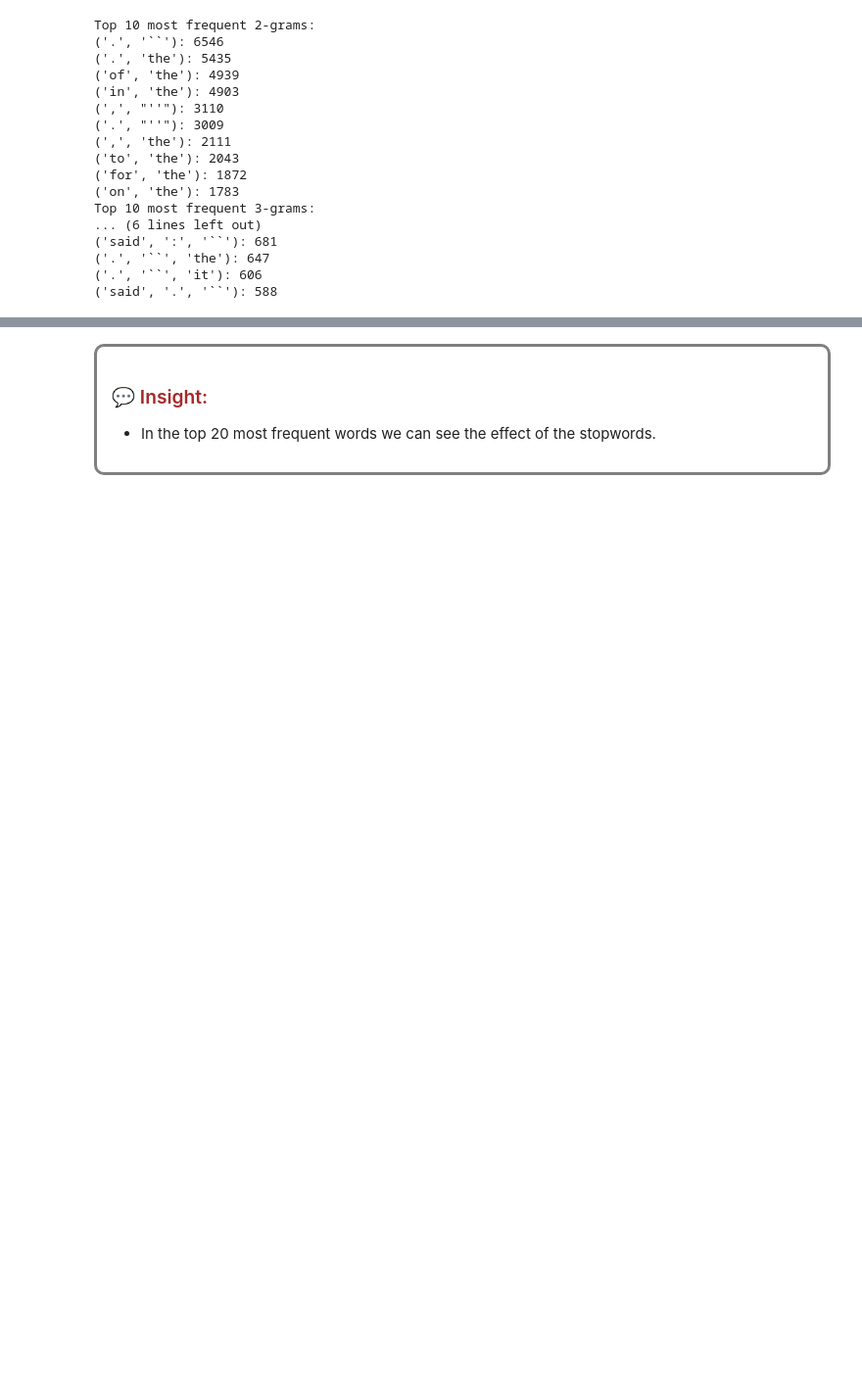
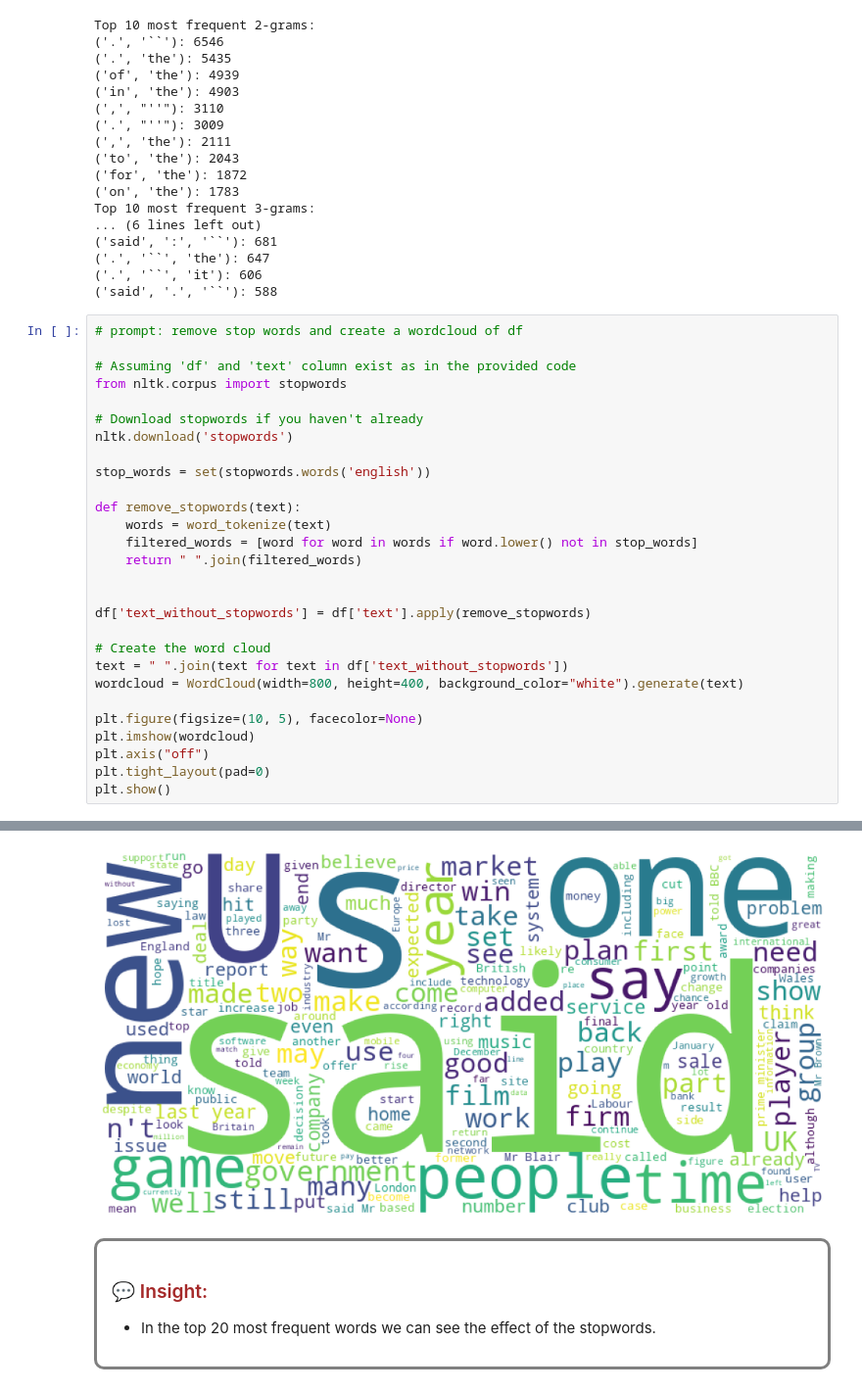
Before and after one commit to pablillo77/nlp_and_deep_learning, a Jupyter notebook: DS_NLP_DeepLearning_Final_Pablo_Giménez.ipynb, the cells around one changed output, grey strips where cells are left out. Shown: that part at 98% size. Saved outputs shown, nothing was run; the diff lists cells and outputs as text; blank space fills up the shorter version.

```diff
--- a/DS_NLP_DeepLearning_Final_Pablo_Giménez.ipynb
+++ b/DS_NLP_DeepLearning_Final_Pablo_Giménez.ipynb
@@ -243,3 +243,32 @@ Top 10 most frequent 3-grams:
 ('.', '``', 'the'): 647
 ('.', '``', 'it'): 606
 ('said', '.', '``'): 588
+# %%
+# prompt: remove stop words and create a wordcloud of df
+
+# Assuming 'df' and 'text' column exist as in the provided code
+from nltk.corpus import stopwords
+
+# Download stopwords if you haven't already
+nltk.download('stopwords')
+
+stop_words = set(stopwords.words('english'))
+
+def remove_stopwords(text):
+    words = word_tokenize(text)
+    filtered_words = [word for word in words if word.lower() not in stop_words]
+    return " ".join(filtered_words)
+
+
+df['text_without_stopwords'] = df['text'].apply(remove_stopwords)
+
+# Create the word cloud
+text = " ".join(text for text in df['text_without_stopwords'])
+wordcloud = WordCloud(width=800, height=400, background_color="white").generate(text)
+
+plt.figure(figsize=(10, 5), facecolor=None)
+plt.imshow(wordcloud)
+plt.axis("off")
+plt.tight_layout(pad=0)
+plt.show()
+# %% [output]
@@ -246,3 +277,4 @@ Top 10 most frequent 3-grams:
+[figure, added]
 # %% [markdown]
 <div style="border-radius:10px; border:#808080 solid; padding: 15px; background-color: ##F0E68C ; font-size:100%; text-align:left">
 
```
Also changed, not shown: parts of 1 cell of this notebook.
